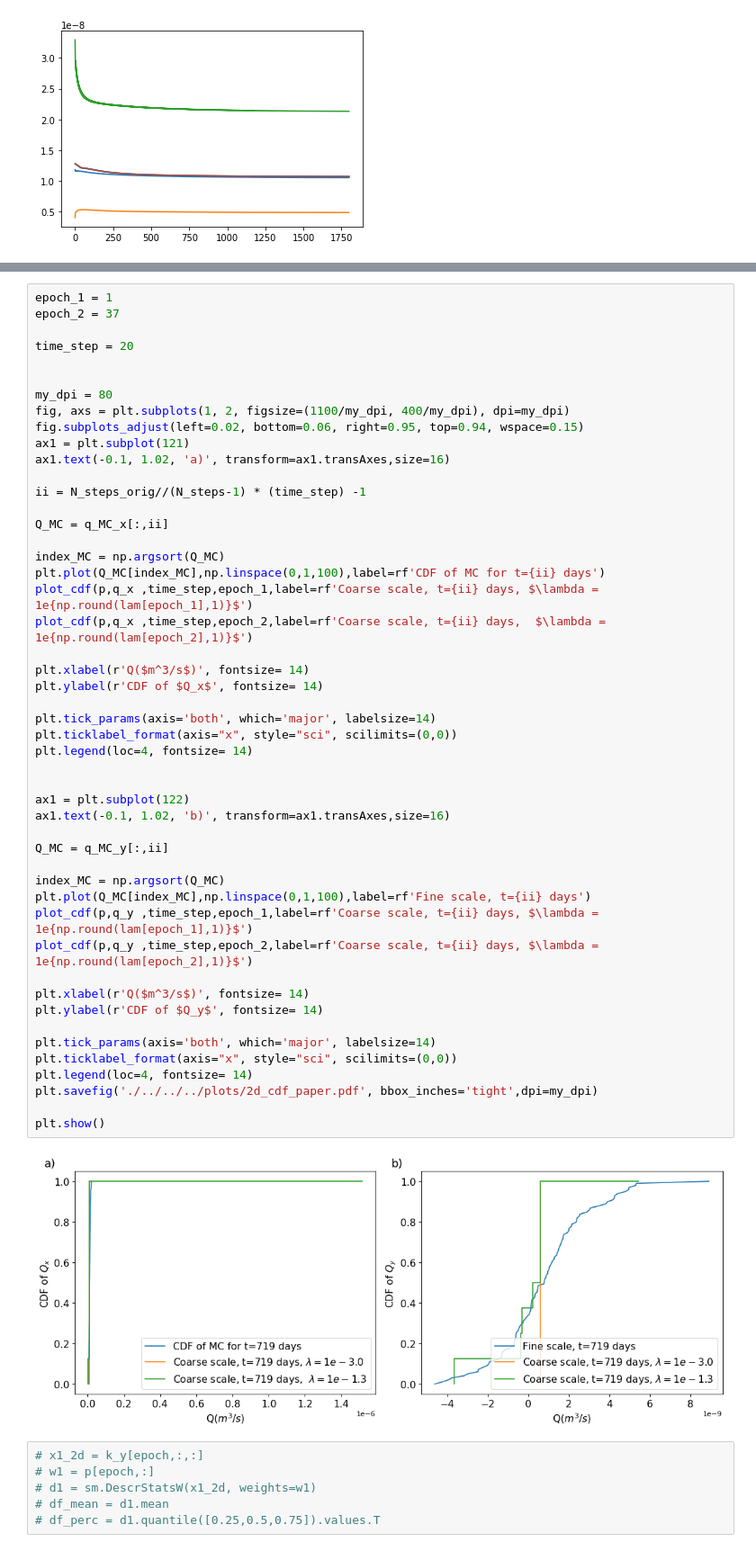
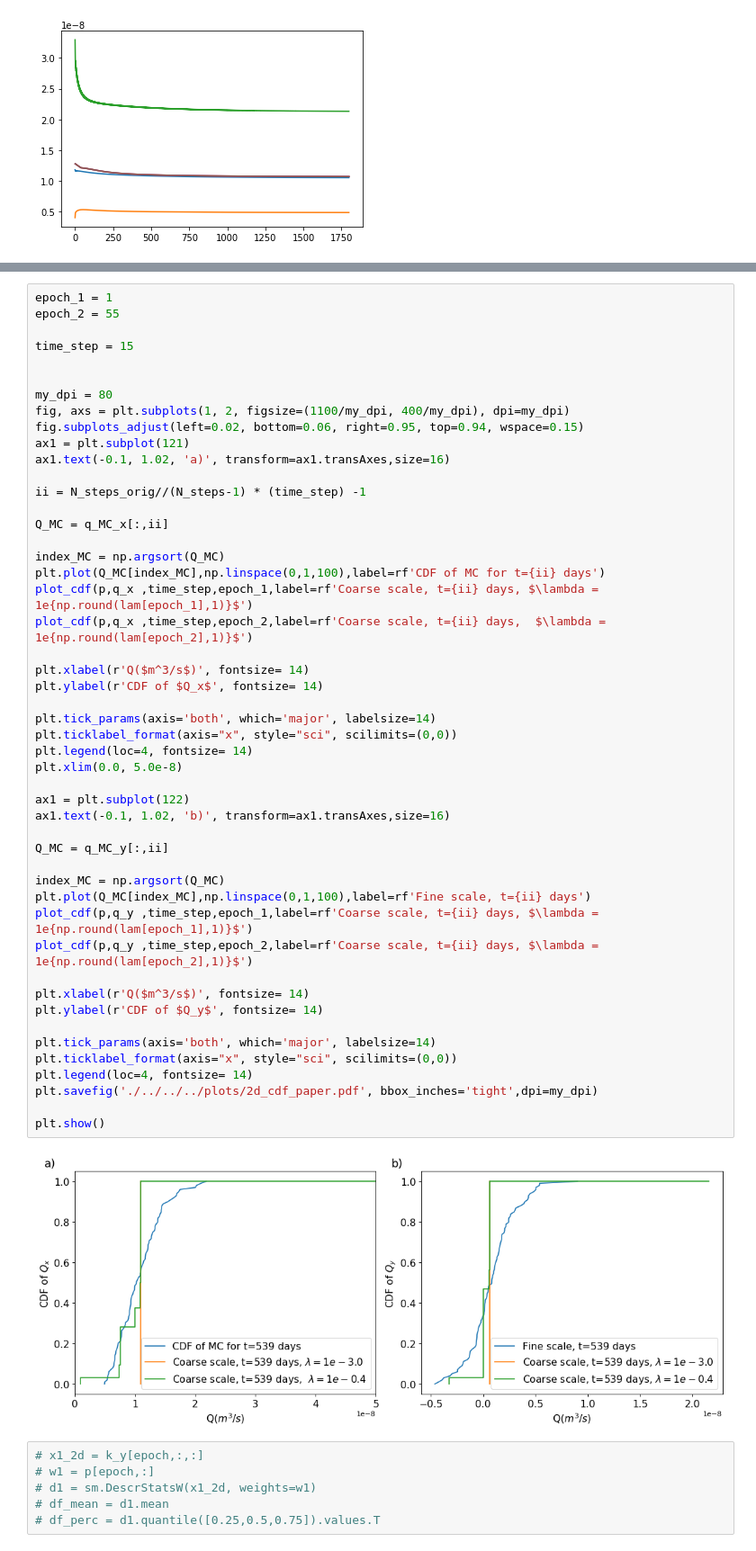
Before and after one commit to dbelivanis/Information-Theory-2, a Jupyter notebook: Optimization/check.ipynb, the cells around one changed output, grey strips where cells are left out. Shown: that part at 90% size. Drawn from its saved outputs; the diff is of its cells as text.

```diff
--- a/Optimization/check.ipynb
+++ b/Optimization/check.ipynb
@@ -164,8 +149,8 @@ array([-7.51498999e-09, -7.48811809e-09, -7.45791937e-09, -7.49978231e-09,
 # %%
 epoch_1 = 1
-epoch_2 = 37
+epoch_2 = 55
 
-time_step = 20
+time_step = 15
 
 
 my_dpi = 80
@@ -183,35 +168,35 @@ plt.plot(Q_MC[index_MC],np.linspace(0,1,100),label=rf'CDF of MC for t={ii} days'
 plot_cdf(p,q_x ,time_step,epoch_1,label=rf'Coarse scale, t={ii} days, $\lambda = 1e{np.round(lam[epoch_1],1)}$')
 plot_cdf(p,q_x ,time_step,epoch_2,label=rf'Coarse scale, t={ii} days,  $\lambda = 1e{np.round(lam[epoch_2],1)}$')
 
 plt.xlabel(r'Q($m^3/s$)', fontsize= 14)
 plt.ylabel(r'CDF of $Q_x$', fontsize= 14)
 
 plt.tick_params(axis='both', which='major', labelsize=14)
 plt.ticklabel_format(axis="x", style="sci", scilimits=(0,0))
 plt.legend(loc=4, fontsize= 14)
-
+plt.xlim(0.0, 5.0e-8)
 
 ax1 = plt.subplot(122)
 ax1.text(-0.1, 1.02, 'b)', transform=ax1.transAxes,size=16)
 
 Q_MC = q_MC_y[:,ii]
 
 index_MC = np.argsort(Q_MC)
 plt.plot(Q_MC[index_MC],np.linspace(0,1,100),label=rf'Fine scale, t={ii} days')
 plot_cdf(p,q_y ,time_step,epoch_1,label=rf'Coarse scale, t={ii} days, $\lambda = 1e{np.round(lam[epoch_1],1)}$')
 plot_cdf(p,q_y ,time_step,epoch_2,label=rf'Coarse scale, t={ii} days, $\lambda = 1e{np.round(lam[epoch_2],1)}$')
 
 plt.xlabel(r'Q($m^3/s$)', fontsize= 14)
 plt.ylabel(r'CDF of $Q_y$', fontsize= 14)
 
 plt.tick_params(axis='both', which='major', labelsize=14)
 plt.ticklabel_format(axis="x", style="sci", scilimits=(0,0))
 plt.legend(loc=4, fontsize= 14)
 plt.savefig('./../../../plots/2d_cdf_paper.pdf', bbox_inches='tight',dpi=my_dpi)
 
 plt.show()
 # %% [output]
-[figure, old version]
+[figure, new version]
 # %%
 # x1_2d = k_y[epoch,:,:]
 # w1 = p[epoch,:]
```
Also changed, not shown: parts of 9 cells of this notebook, 3 other files.
